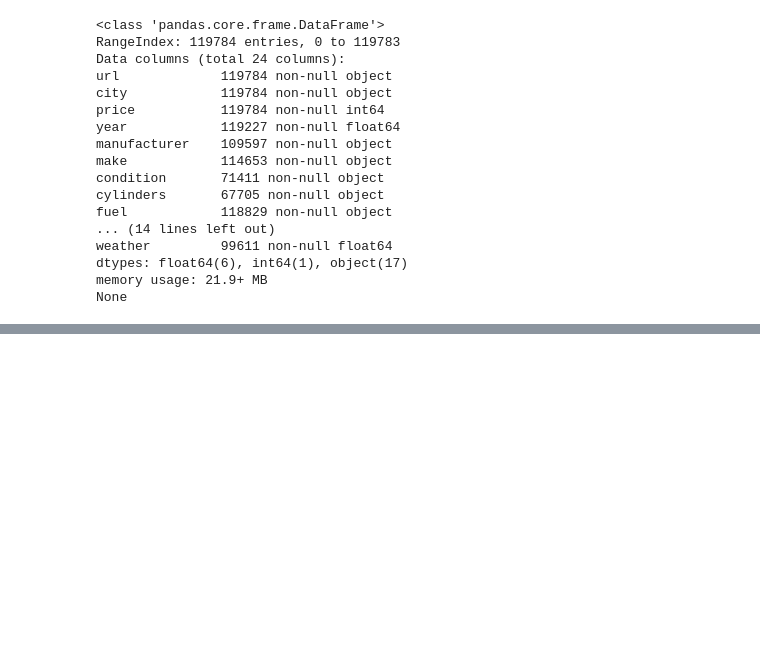
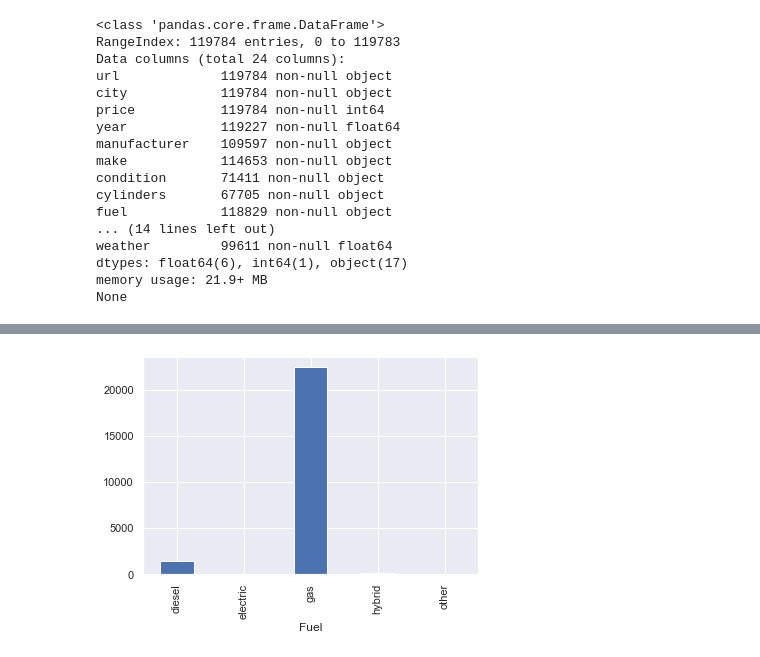
Before and after one commit to Lyle2019CS7324/CS7324, a Jupyter notebook: Lab 1/CS7324Lab.ipynb, the cells around one changed output, grey strips where cells are left out. Cells and saved outputs as stored; diff of their text form; code cells hidden in the pictures; blank space fills up the shorter version.

```diff
--- a/Lab 1/CS7324Lab.ipynb
+++ b/Lab 1/CS7324Lab.ipynb
@@ -345,0 +280,6 @@ plt.show()
+# %%
+# fuel
+used_cars.groupby('Fuel').Year.count().plot.bar()
+plt.show()
+# %% [output]
+[figure, added]
```
Also changed, not shown: parts of 45 cells of this notebook.
